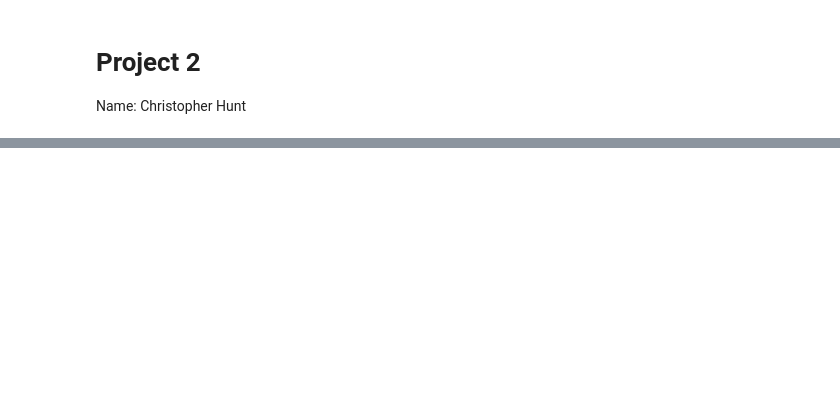
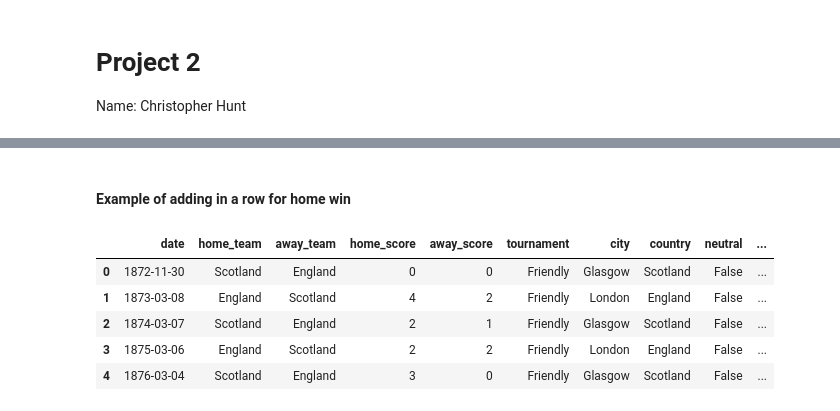
Before and after one commit to chrishunt11/Basketball-Analytics, a Jupyter notebook: Project_2.ipynb, the cells around one changed output, grey strips where cells are left out. Saved outputs shown, nothing was run; the diff lists cells and outputs as text; code cells hidden in the pictures; blank space fills up the shorter version.

```diff
--- a/Project_2.ipynb
+++ b/Project_2.ipynb
@@ -7,0 +50,12 @@ Name: Christopher Hunt
+# %% [markdown]
+#### Example of adding in a row for home win
+# %%
+dff['home_win'] = dff['home_score'] > dff['away_score']
+dff.head()
+# %% [output]
+|  | date | home_team | away_team | home_score | away_score | tournament | city | country | neutral | ... |
+| 0 | 1872-11-30 | Scotland | England | 0 | 0 | Friendly | Glasgow | Scotland | False | ... |
+| 1 | 1873-03-08 | England | Scotland | 4 | 2 | Friendly | London | England | False | ... |
+| 2 | 1874-03-07 | Scotland | England | 2 | 1 | Friendly | Glasgow | Scotland | False | ... |
+| 3 | 1875-03-06 | England | Scotland | 2 | 2 | Friendly | London | England | False | ... |
+| 4 | 1876-03-04 | Scotland | England | 3 | 0 | Friendly | Glasgow | Scotland | False | ... |
```
Also changed, not shown: parts of 10 cells of this notebook.
